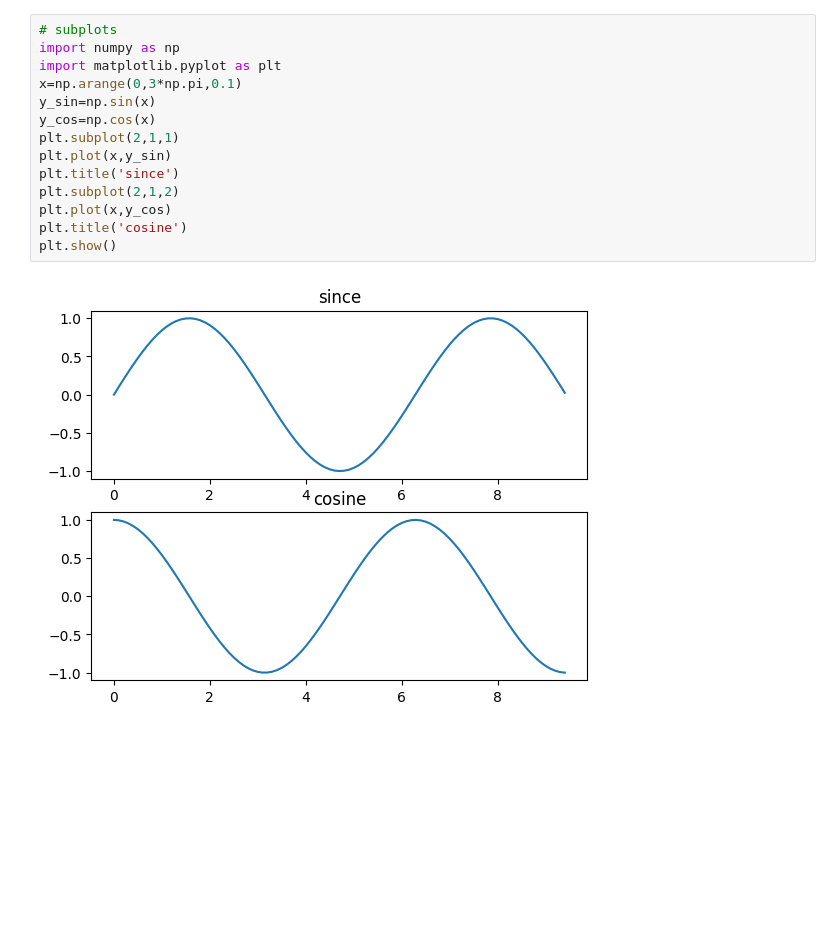
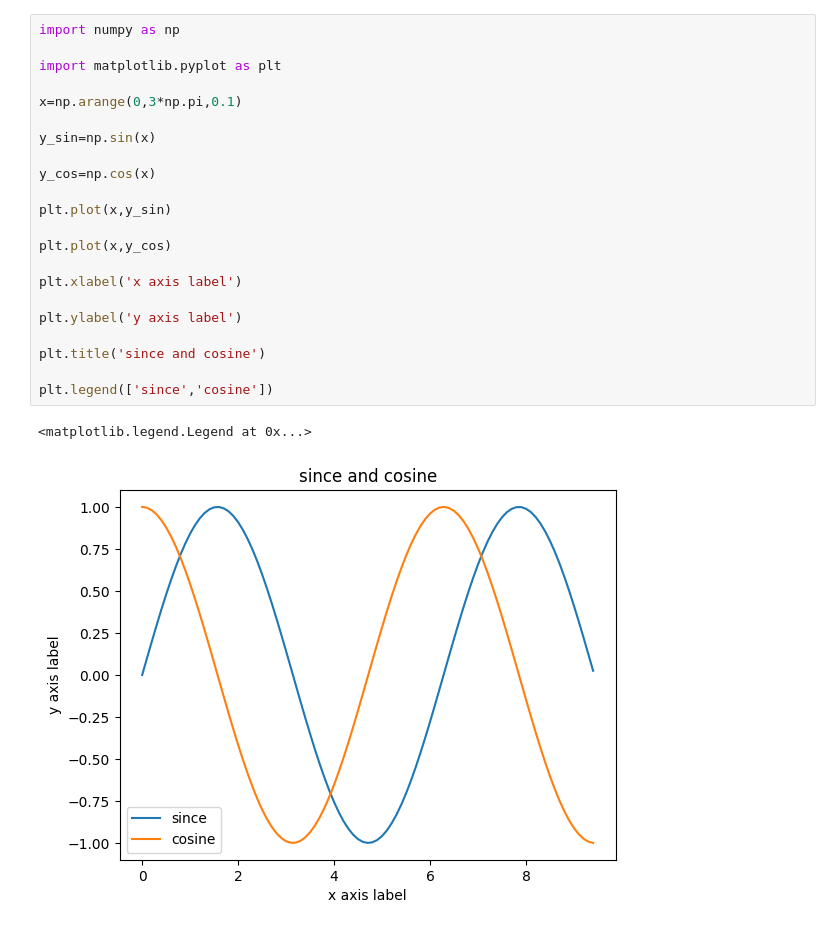
Before and after one commit to rijinrinu/datasciencelab, a Jupyter notebook: Untitled5.ipynb, the cells around one changed output. Drawn from its saved outputs; the diff is of its cells as text; blank space fills up the shorter version.

```diff
--- a/Untitled5.ipynb
+++ b/Untitled5.ipynb
@@ -3,16 +119,25 @@
 # %%
-# subplots
 import numpy as np
+
 import matplotlib.pyplot as plt
+
 x=np.arange(0,3*np.pi,0.1)
+
 y_sin=np.sin(x)
+
 y_cos=np.cos(x)
-plt.subplot(2,1,1)
+
 plt.plot(x,y_sin)
-plt.title('since')
-plt.subplot(2,1,2)
+
 plt.plot(x,y_cos)
-plt.title('cosine')
-plt.show()
+
+plt.xlabel('x axis label')
+
+plt.ylabel('y axis label')
+
+plt.title('since and cosine')
+
+plt.legend(['since','cosine'])
 # %% [output]
+<matplotlib.legend.Legend at 0x...>
-[figure, old version]
+[figure, new version]
```
Also changed, not shown: parts of 7 cells of this notebook.
